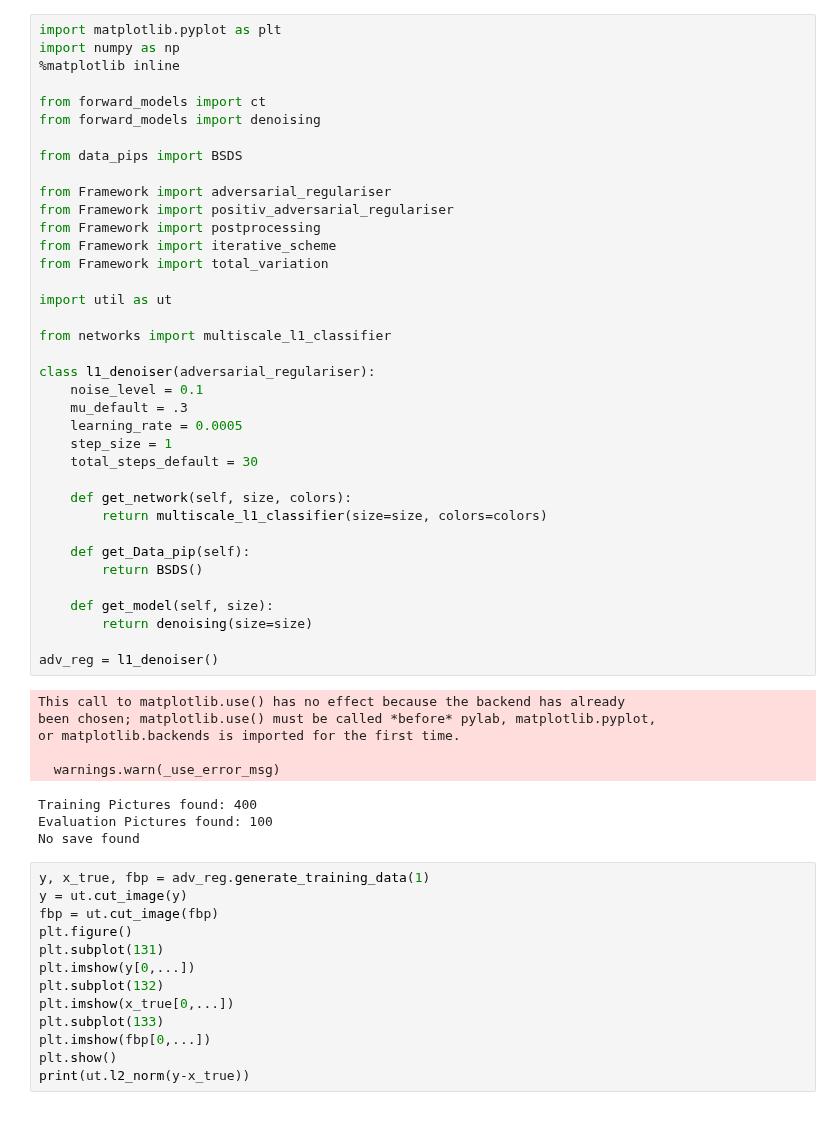
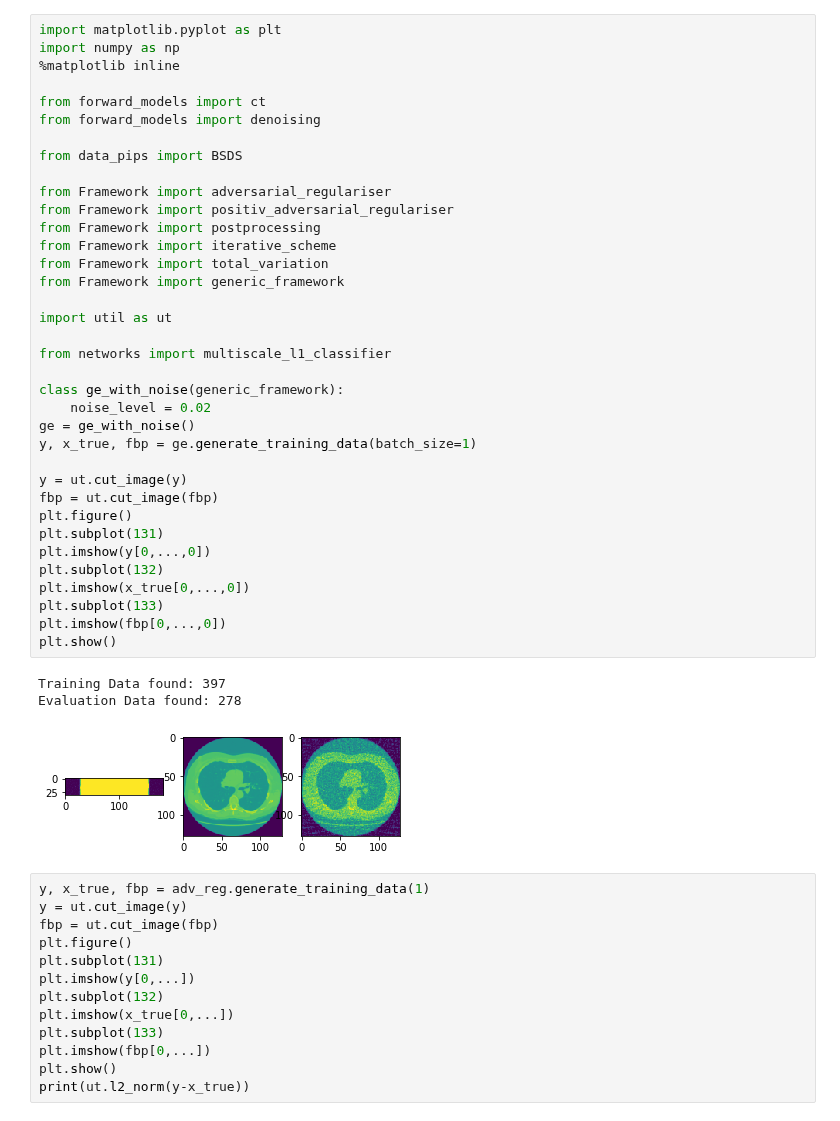
Before and after one commit to lunz-s/DeepAdverserialRegulariser, a Jupyter notebook: test.ipynb, the cells around one changed output. Cells and saved outputs as stored; diff of their text form.

```diff
--- a/test.ipynb
+++ b/test.ipynb
@@ -1,49 +1,43 @@
 # %%
 import matplotlib.pyplot as plt
 import numpy as np
 %matplotlib inline
 
 from forward_models import ct
 from forward_models import denoising
 
 from data_pips import BSDS
 
 from Framework import adversarial_regulariser
 from Framework import positiv_adversarial_regulariser
 from Framework import postprocessing
 from Framework import iterative_scheme
 from Framework import total_variation
+from Framework import generic_framework
 
 import util as ut
 
 from networks import multiscale_l1_classifier
 
-class l1_denoiser(adversarial_regulariser):
-    noise_level = 0.1
-    mu_default = .3
-    learning_rate = 0.0005
-    step_size = 1
-    total_steps_default = 30
+class ge_with_noise(generic_framework):
+    noise_level = 0.02
+ge = ge_with_noise()
+y, x_true, fbp = ge.generate_training_data(batch_size=1)
 
-    def get_network(self, size, colors):
-        return multiscale_l1_classifier(size=size, colors=colors)
-
-    def get_Data_pip(self):
-        return BSDS()
-
-    def get_model(self, size):
-        return denoising(size=size)
-
-adv_reg = l1_denoiser()
+y = ut.cut_image(y)
+fbp = ut.cut_image(fbp)
+plt.figure()
+plt.subplot(131)
+plt.imshow(y[0,...,0])
+plt.subplot(132)
+plt.imshow(x_true[0,...,0])
+plt.subplot(133)
+plt.imshow(fbp[0,...,0])
+plt.show()
 # %% [output]
-This call to matplotlib.use() has no effect because the backend has already
-been chosen; matplotlib.use() must be called *before* pylab, matplotlib.pyplot,
-or matplotlib.backends is imported for the first time.
-
-  warnings.warn(_use_error_msg)
+Training Data found: 397
+Evaluation Data found: 278
-Training Pictures found: 400
-Evaluation Pictures found: 100
-No save found
+[figure, added]
 # %%
 y, x_true, fbp = adv_reg.generate_training_data(1)
 y = ut.cut_image(y)
```
Also changed, not shown: parts of 10 cells of this notebook, 3 other files.
